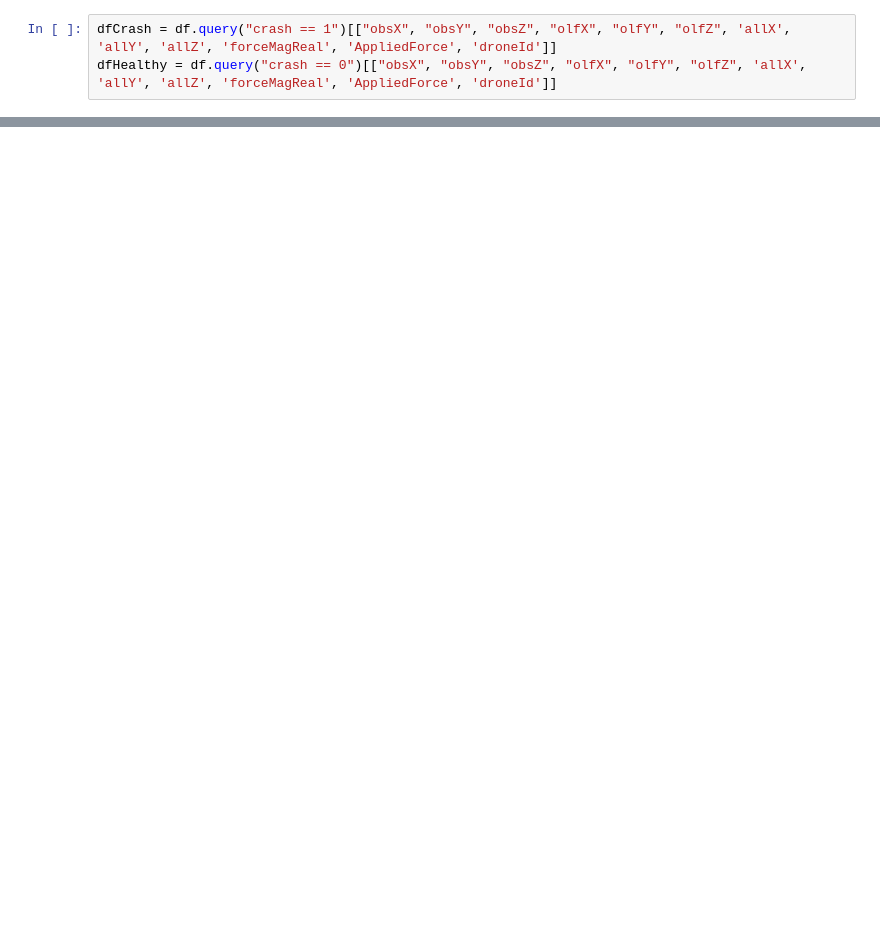
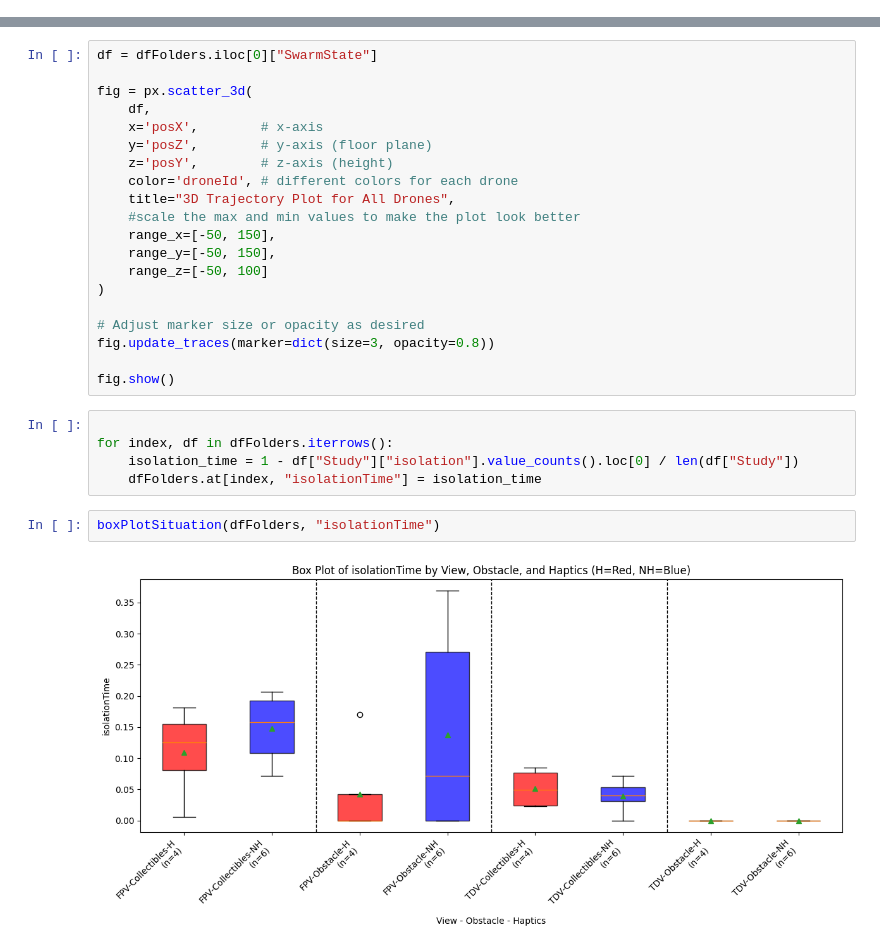
Before and after one commit to DariusGiannoli/DroneSwarmUnity, a Jupyter notebook: SoundMapping/SoundMappingUnity/trajectory.ipynb, the cells around one changed output, grey strips where cells are left out. Drawn from its saved outputs; the diff is of its cells as text; blank space fills up the shorter version.

```diff
--- a/SoundMapping/SoundMappingUnity/trajectory.ipynb
+++ b/SoundMapping/SoundMappingUnity/trajectory.ipynb
@@ -191,3 +0,0 @@ for drone in droneDied:
-# %%
-dfCrash = df.query("crash == 1")[["obsX", "obsY", "obsZ", "olfX", "olfY", "olfZ", 'allX', 'allY', 'allZ', 'forceMagReal', 'AppliedForce', 'droneId']]
-dfHealthy = df.query("crash == 0")[["obsX", "obsY", "obsZ", "olfX", "olfY", "olfZ", 'allX', 'allY', 'allZ', 'forceMagReal', 'AppliedForce', 'droneId']]
@@ -228,0 +439,29 @@ Index(['droneId', 'timeStep', 'posX', 'posY', 'posZ', 'velX', 'velY', 'velZ',
+# %%
+df = dfFolders.iloc[0]["SwarmState"]
+
+fig = px.scatter_3d(
+    df,
+    x='posX',        # x-axis
+    y='posZ',        # y-axis (floor plane)
+    z='posY',        # z-axis (height)
+    color='droneId', # different colors for each drone
+    title="3D Trajectory Plot for All Drones",
+    #scale the max and min values to make the plot look better
+    range_x=[-50, 150],
+    range_y=[-50, 150],
+    range_z=[-50, 100]
+)
+
+# Adjust marker size or opacity as desired
+fig.update_traces(marker=dict(size=3, opacity=0.8))
+
+fig.show()
+# %%
+
+for index, df in dfFolders.iterrows():
+    isolation_time = 1 - df["Study"]["isolation"].value_counts().loc[0] / len(df["Study"])
+    dfFolders.at[index, "isolationTime"] = isolation_time
+# %%
+boxPlotSituation(dfFolders, "isolationTime")
+# %% [output]
+[figure, added]
```
Also changed, not shown: parts of 43 cells of this notebook.
